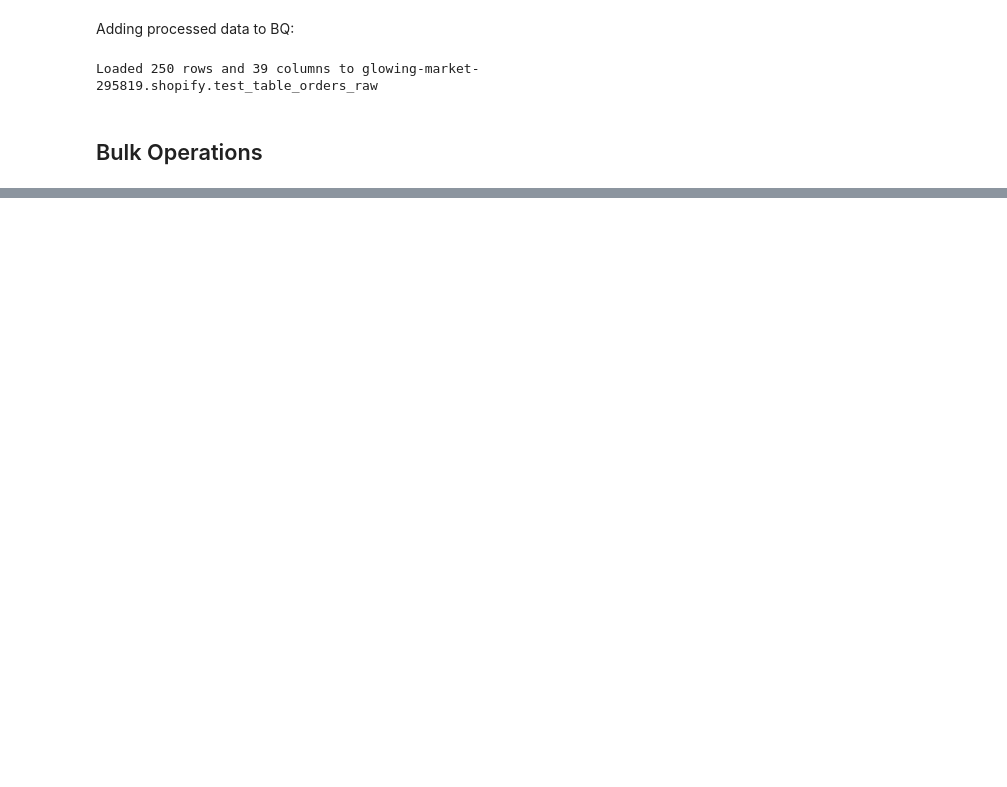
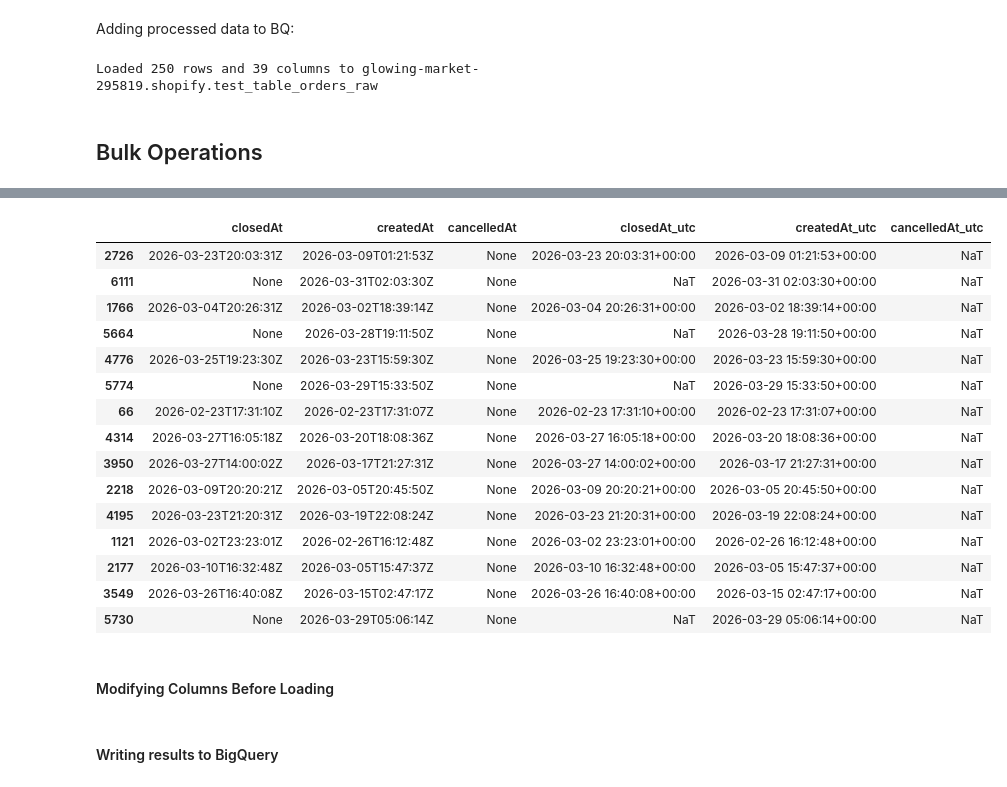
Before and after one commit to leobeta92/shopify-bigquery-pipeline, a Jupyter notebook: shopify_notebook.ipynb, the cells around one changed output, grey strips where cells are left out. Saved outputs shown, nothing was run; the diff lists cells and outputs as text; code cells hidden in the pictures; blank space fills up the shorter version.

```diff
--- a/shopify_notebook.ipynb
+++ b/shopify_notebook.ipynb
@@ -1114,0 +1271,18 @@ bulk_query_response
+# %%
+b_num_columns = ['cartDiscountAmountSet','currentCartDiscountAmountSet','currentShippingPriceSet','currentSubtotalPriceSet','currentTotalDiscountsSet','currentTotalPriceSet','currentTotalTaxSet','originalTotalPriceSet','subtotalPriceSet','totalDiscountsSet','totalPriceSet']
+
+b_date_cols = ['closedAt','createdAt','cancelledAt']
+
+b_dict_columns = ["cancellation", "channelInformation","currentTaxLines","discountCodes","paymentGatewayNames","refunds","transactions"]
+# %%
+# For dict/list items
+for col in b_dict_columns:
+
+    if col == "refunds":
+        bulk_df[col] = bulk_df[col].apply(lambda x: sum(float(d['totalRefundedSet']['shopMoney']['amount']) for d in x) if x else 0)
+    elif col == "currentTaxLines":
+        bulk_df[col] = bulk_df[col].apply(lambda x: json.dumps([float(d['priceSet']['shopMoney']['amount']) for d in x]) if x else None)
+    # elif col == "discount_codes":
+    #     bulk_df[col] = bulk_df[col].apply(lambda x: [d for d in x] if x else None)
+    else:
+        bulk_df[col] = bulk_df[col].apply(lambda x: json.dumps(x) if (isinstance(x, dict) or isinstance(x, list)) else None)
@@ -1114,0 +1317,8 @@ bulk_query_response
+# %%
+# Columns with strings that need to be converted to float
+
+for col in b_num_columns:
+    if col == "cartDiscountAmountSet":
+        bulk_df[col] = bulk_df[col].apply(lambda x: float(x['shopMoney']['amount']) if x else 0)
+    else:
+        bulk_df[col] = bulk_df[col].apply(lambda x: float(x['shopMoney']['amount']))
@@ -1114,0 +1358,29 @@ bulk_query_response
+# %%
+for col in b_date_cols:
+    col_utc = col + '_utc'
+
+    if col == 'cancelledAt' or col == 'closedAt':
+        bulk_df[col_utc] = bulk_df[col].apply(lambda x: pd.to_datetime(x) if x is not None else None)
+    else:
+        bulk_df[col_utc] = bulk_df[col].apply(lambda x: pd.to_datetime(x))
+# %%
+bulk_df[['closedAt','createdAt','cancelledAt','closedAt_utc','createdAt_utc','cancelledAt_utc']].sample(n = 15)
+# %% [output]
+|  | closedAt | createdAt | cancelledAt | closedAt_utc | createdAt_utc | cancelledAt_utc |
+| 2726 | 2026-03-23T20:03:31Z | 2026-03-09T01:21:53Z | None | 2026-03-23 20:03:31+00:00 | 2026-03-09 01:21:53+00:00 | NaT |
+| 6111 | None | 2026-03-31T02:03:30Z | None | NaT | 2026-03-31 02:03:30+00:00 | NaT |
+| 1766 | 2026-03-04T20:26:31Z | 2026-03-02T18:39:14Z | None | 2026-03-04 20:26:31+00:00 | 2026-03-02 18:39:14+00:00 | NaT |
+| 5664 | None | 2026-03-28T19:11:50Z | None | NaT | 2026-03-28 19:11:50+00:00 | NaT |
+| 4776 | 2026-03-25T19:23:30Z | 2026-03-23T15:59:30Z | None | 2026-03-25 19:23:30+00:00 | 2026-03-23 15:59:30+00:00 | NaT |
+| 5774 | None | 2026-03-29T15:33:50Z | None | NaT | 2026-03-29 15:33:50+00:00 | NaT |
+| 66 | 2026-02-23T17:31:10Z | 2026-02-23T17:31:07Z | None | 2026-02-23 17:31:10+00:00 | 2026-02-23 17:31:07+00:00 | NaT |
+| 4314 | 2026-03-27T16:05:18Z | 2026-03-20T18:08:36Z | None | 2026-03-27 16:05:18+00:00 | 2026-03-20 18:08:36+00:00 | NaT |
+| 3950 | 2026-03-27T14:00:02Z | 2026-03-17T21:27:31Z | None | 2026-03-27 14:00:02+00:00 | 2026-03-17 21:27:31+00:00 | NaT |
+| 2218 | 2026-03-09T20:20:21Z | 2026-03-05T20:45:50Z | None | 2026-03-09 20:20:21+00:00 | 2026-03-05 20:45:50+00:00 | NaT |
+| 4195 | 2026-03-23T21:20:31Z | 2026-03-19T22:08:24Z | None | 2026-03-23 21:20:31+00:00 | 2026-03-19 22:08:24+00:00 | NaT |
+| 1121 | 2026-03-02T23:23:01Z | 2026-02-26T16:12:48Z | None | 2026-03-02 23:23:01+00:00 | 2026-02-26 16:12:48+00:00 | NaT |
+| 2177 | 2026-03-10T16:32:48Z | 2026-03-05T15:47:37Z | None | 2026-03-10 16:32:48+00:00 | 2026-03-05 15:47:37+00:00 | NaT |
+| 3549 | 2026-03-26T16:40:08Z | 2026-03-15T02:47:17Z | None | 2026-03-26 16:40:08+00:00 | 2026-03-15 02:47:17+00:00 | NaT |
+| 5730 | None | 2026-03-29T05:06:14Z | None | NaT | 2026-03-29 05:06:14+00:00 | NaT |
+# %% [markdown]
+#### Modifying Columns Before Loading
@@ -1114,0 +1426,2 @@ bulk_query_response
+# %% [markdown]
+#### Writing results to BigQuery
```
Also changed, not shown: parts of 54 cells of this notebook, 6 other files.
